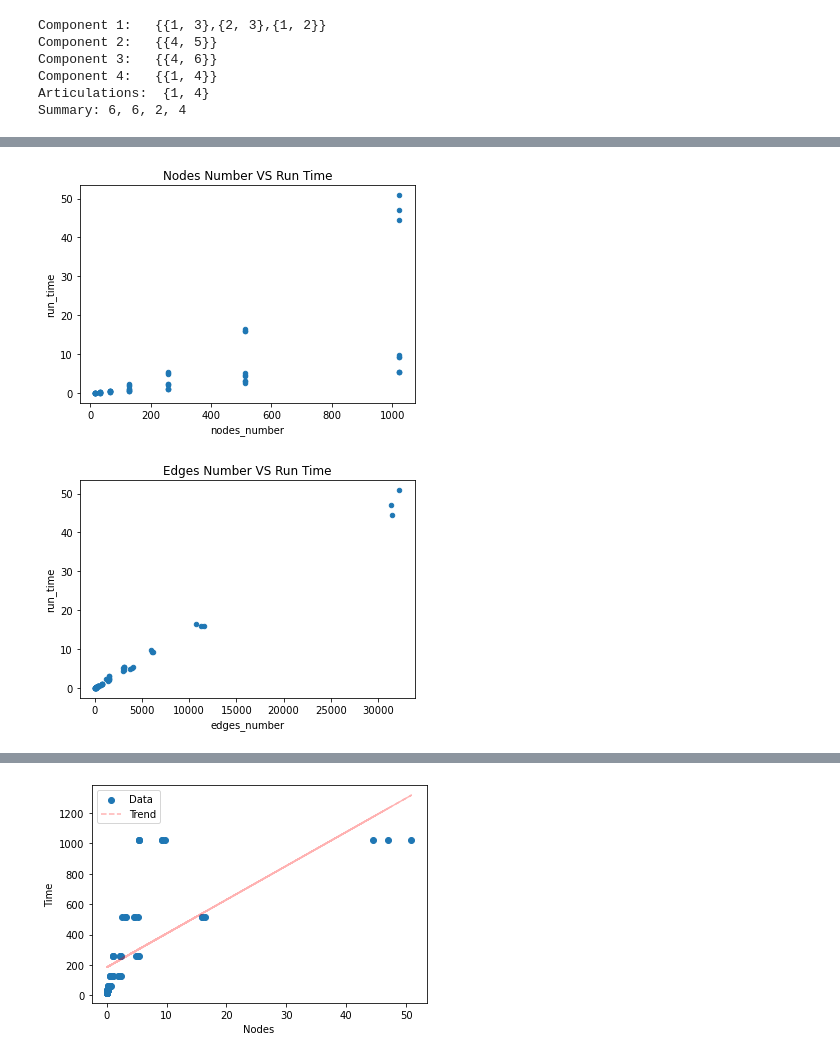
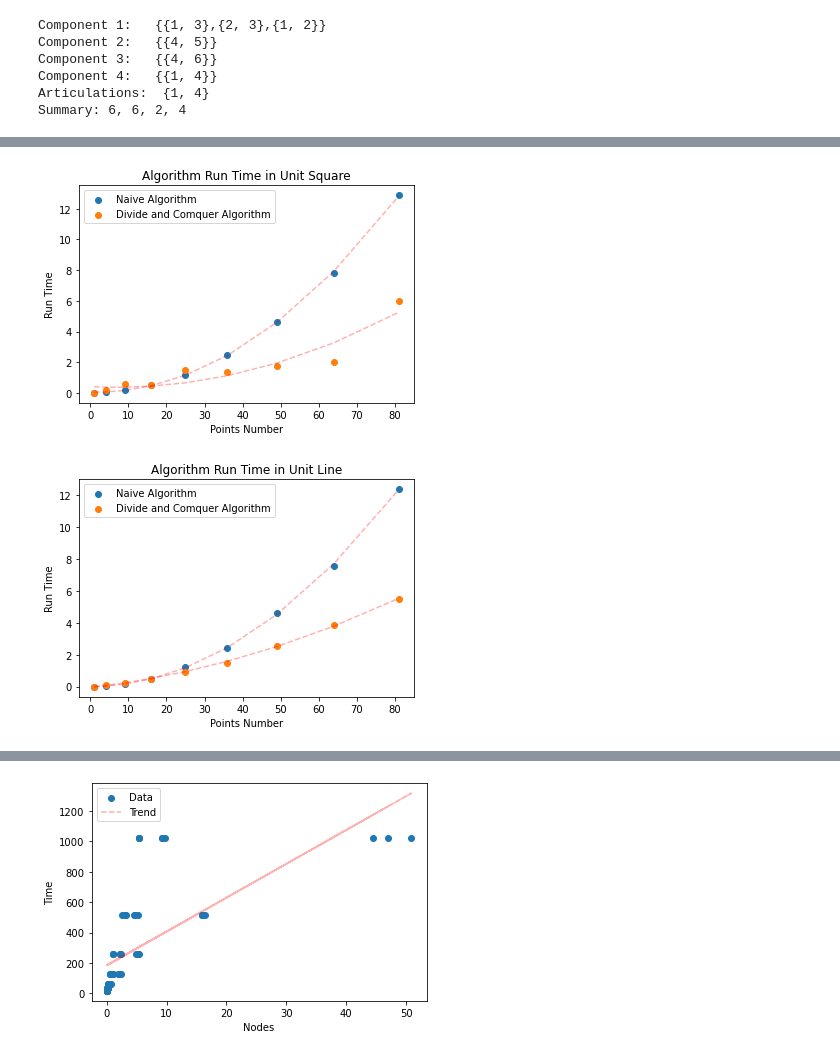
Before and after one commit to Qing201/StudyNote, a Jupyter notebook: Algorithms/CSE417_Algorithms/HW/HW3/test.ipynb, the cells around one changed output, grey strips where cells are left out. Drawn from its saved outputs; the diff is of its cells as text; code cells hidden in the pictures.

```diff
--- a/Algorithms/CSE417_Algorithms/HW/HW3/test.ipynb
+++ b/Algorithms/CSE417_Algorithms/HW/HW3/test.ipynb
@@ -263,11 +263,2 @@ print(df)
 
 [63 rows x 3 columns]
-# %%
-import matplotlib as plt
-
-node_plot = df.plot.scatter(x='nodes_number', y='run_time', title='Nodes Number VS Run Time')
-
-edge_plot = df.plot.scatter(x='edges_number', y='run_time', title='Edges Number VS Run Time')
-# %% [output]
-[figure, removed]
-[figure, removed]
@@ -273,0 +449,70 @@ edge_plot = df.plot.scatter(x='edges_number', y='run_time', title='Edges Number
+# %%
+import numpy as np
+import matplotlib.pyplot as plt
+# 'n','sq_run_time_v1', 'sq_run_time_v2', 'l_run_time_v1', 'l_run_time_v2'])
+x = df['n']
+y = df['sq_run_time_v1']
+
+fig,ax = plt.subplots()
+ax.scatter(x, y, label='Naive Algorithm')
+
+z = np.polyfit(x, y, 2)
+p = np.poly1d(z)
+ax.plot(x,p(x),"r--", alpha=0.3)
+# ax.set_title('Naive Algorithm in Unit Square')
+# ax.set_ylabel('Run Time')
+# ax.set_xlabel('Points Number')
+# ax.set_title('Number of Edges VS Run Time')
+ax.legend()
+
+x1 = df['n']
+y1 = df['sq_run_time_v2']
+
+
+ax.scatter(x1, y1, label='Divide and Comquer Algorithm')
+
+z1 = np.polyfit(x1, y1, 2)
+p1 = np.poly1d(z1)
+ax.plot(x1,p1(x1),"r--", alpha=0.3)
+ax.set_title('Algorithm Run Time in Unit Square')
+ax.set_ylabel('Run Time')
+ax.set_xlabel('Points Number')
+# ax.set_title('Number of Edges VS Run Time')
+ax.legend()
+
+plt.show()
+# %% [output]
+[figure, added]
+# %%
+import numpy as np
+import matplotlib.pyplot as plt
+# 'n','sq_run_time_v1', 'sq_run_time_v2', 'l_run_time_v1', 'l_run_time_v2'])
+x = df['n']
+y = df['l_run_time_v1']
+
+fig,ax = plt.subplots()
+ax.scatter(x, y, label='Naive Algorithm')
+
+z = np.polyfit(x, y, 2)
+p = np.poly1d(z)
+ax.plot(x,p(x),"r--", alpha=0.3)
+
+ax.legend()
+
+x1 = df['n']
+y1 = df['l_run_time_v2']
+
+
+ax.scatter(x1, y1, label='Divide and Comquer Algorithm')
+
+z1 = np.polyfit(x1, y1, 2)
+p1 = np.poly1d(z1)
+ax.plot(x1,p1(x1),"r--", alpha=0.3)
+ax.set_title('Algorithm Run Time in Unit Line')
+ax.set_ylabel('Run Time')
+ax.set_xlabel('Points Number')
+ax.legend()
+
+plt.show()
+# %% [output]
+[figure, added]
```
Also changed, not shown: parts of 9 cells of this notebook, 11 other files.
